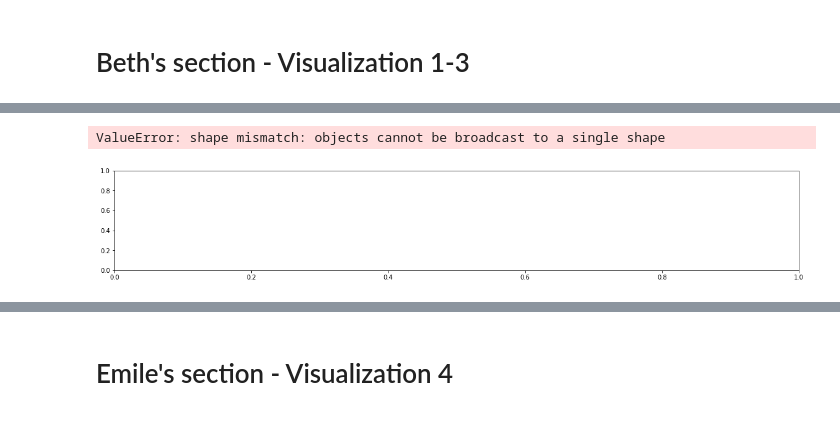
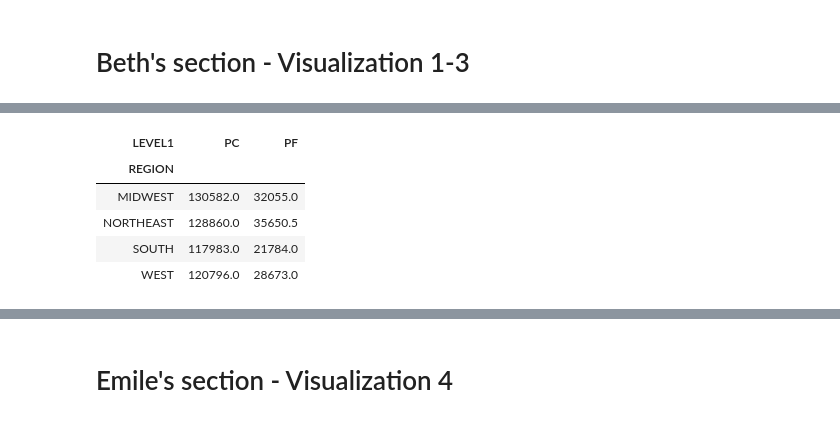
Before and after one commit to ejosephSr/project-one, a Jupyter notebook: GotMoney.ipynb, the cells around one changed output, grey strips where cells are left out. Drawn from its saved outputs; the diff is of its cells as text; code cells hidden in the pictures.

```diff
--- a/GotMoney.ipynb
+++ b/GotMoney.ipynb
@@ -392,13 +394,12 @@ df = pd.DataFrame({"REGION": ["MIDWEST", "MIDWEST", "NORTHEAST", "NORTHEAST", "S
 ein_df = df[["REGION", "LEVEL1", "EIN"]].pivot(index="REGION", columns="LEVEL1", values="EIN")
 ctotrev_df = df[["REGION", "LEVEL1", "CTOTREV"]].pivot(index="REGION", columns="LEVEL1", values="CTOTREV")
 cassets_df = df[["REGION", "LEVEL1", "CASSETS"]].pivot(index="REGION", columns="LEVEL1", values="CASSETS")
-# %%
-
-x_axis_rev = np.arange(len(ctotrev_df))
-tick_locations = [value+0.4 for value in x_axis_rev]
-plt.figure(figsize=(20,3))
-plt.bar(x_axis_rev,df["CTOTREV"],color='r',alpha=0.5,align="edge")
-plt.ticks(tick_locations,index,rotation="vertical")
-# %% [output]
-ValueError: shape mismatch: objects cannot be broadcast to a single shape
-[figure, removed]
+# %%
+ctotrev_df
+# %% [output]
+| LEVEL1 | PC | PF |
+| REGION |  |  |
+| MIDWEST | 130582.0 | 32055.0 |
+| NORTHEAST | 128860.0 | 35650.5 |
+| SOUTH | 117983.0 | 21784.0 |
+| WEST | 120796.0 | 28673.0 |
```
Also changed, not shown: parts of 21 cells of this notebook.
